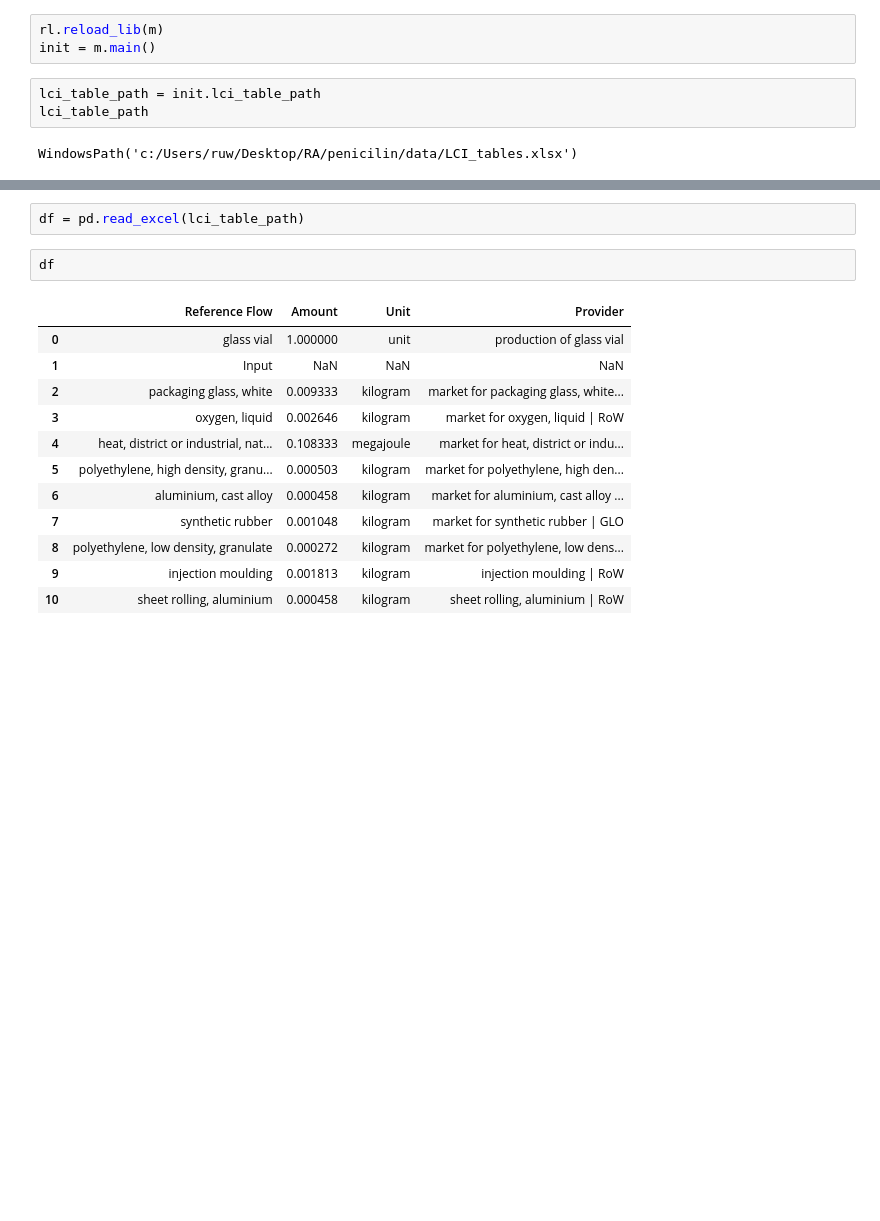
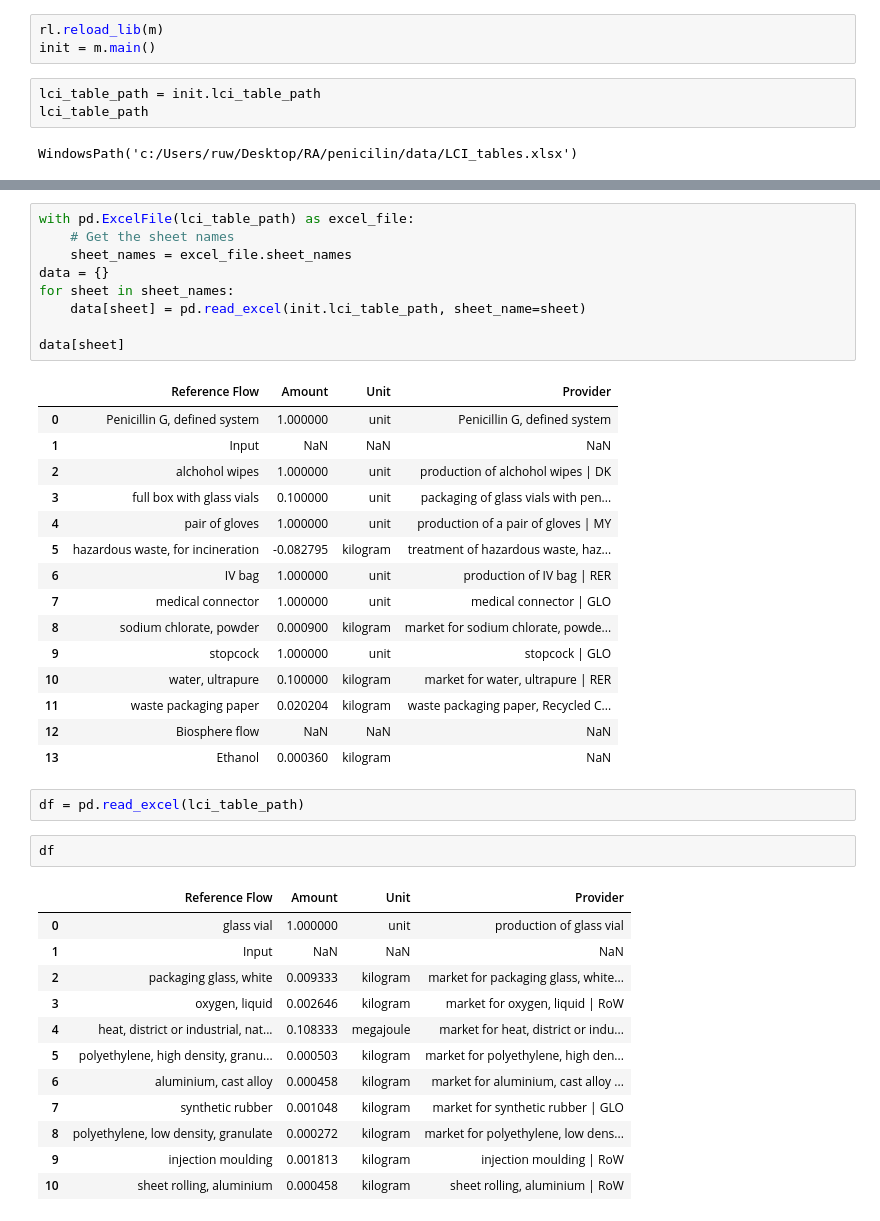
Before and after one commit to RuneWF/penicilin, a Jupyter notebook: Jupyter scripts/playbox.ipynb, the cells around one changed output, grey strips where cells are left out. Drawn from its saved outputs; the diff is of its cells as text; blank space fills up the shorter version.

```diff
--- a/Jupyter scripts/playbox.ipynb
+++ b/Jupyter scripts/playbox.ipynb
@@ -26,3 +75,28 @@ WindowsPath('c:/Users/ruw/Desktop/RA/penicilin/data/LCI_tables.xlsx')
+# %%
+with pd.ExcelFile(lci_table_path) as excel_file:
+    # Get the sheet names
+    sheet_names = excel_file.sheet_names
+data = {}
+for sheet in sheet_names:
+    data[sheet] = pd.read_excel(init.lci_table_path, sheet_name=sheet)
+
+data[sheet]
+# %% [output]
+|  | Reference Flow | Amount | Unit | Provider |
+| 0 | Penicillin G, defined system | 1.000000 | unit | Penicillin G, defined system |
+| 1 | Input | NaN | NaN | NaN |
+| 2 | alchohol wipes | 1.000000 | unit | production of alchohol wipes | DK |
+| 3 | full box with glass vials | 0.100000 | unit | packaging of glass vials with pen... |
+| 4 | pair of gloves | 1.000000 | unit | production of a pair of gloves | MY |
+| 5 | hazardous waste, for incineration | -0.082795 | kilogram | treatment of hazardous waste, haz... |
+| 6 | IV bag | 1.000000 | unit | production of IV bag | RER |
+| 7 | medical connector | 1.000000 | unit | medical connector | GLO |
+| 8 | sodium chlorate, powder | 0.000900 | kilogram | market for sodium chlorate, powde... |
+| 9 | stopcock | 1.000000 | unit | stopcock | GLO |
+| 10 | water, ultrapure | 0.100000 | kilogram | market for water, ultrapure | RER |
+| 11 | waste packaging paper | 0.020204 | kilogram | waste packaging paper, Recycled C... |
+| 12 | Biosphere flow | NaN | NaN | NaN |
+| 13 | Ethanol | 0.000360 | kilogram | NaN |
 # %%
 df = pd.read_excel(lci_table_path)
 # %%
```
Also changed, not shown: parts of 6 cells of this notebook, 7 other files.
